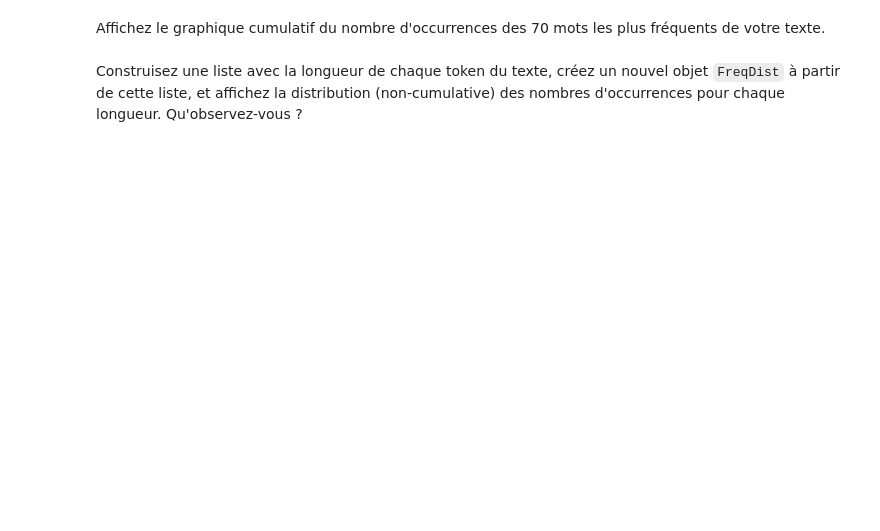
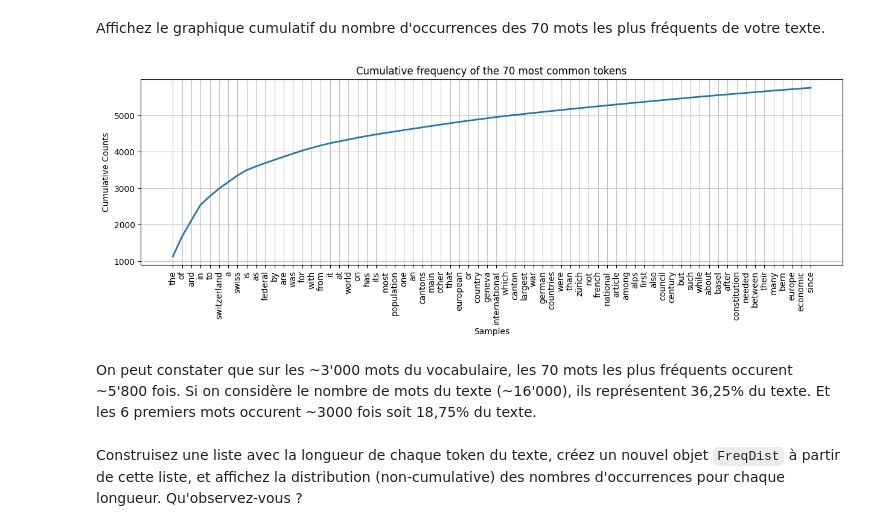
Before and after one commit to Nelson-Jnrnd/TAL_L1, a Jupyter notebook: TAL_Labo1c_student.ipynb, the cells around one changed output. Cells and saved outputs as stored; diff of their text form; code cells hidden in the pictures; blank space fills up the shorter version.

```diff
--- a/TAL_Labo1c_student.ipynb
+++ b/TAL_Labo1c_student.ipynb
@@ -73,0 +74,3 @@ Effectuer maintenant la tokenisation de cette page **sans** faire de segmentatio
+# %%
+word2 = nltk.tokenize.word_tokenize(raw2_trimmed, language='english', preserve_line=False)
+print("The number of words is", len(word2))
@@ -88,0 +155,9 @@ Construisez un objet `FreqDist` avec les mots de cette page, en convertissant en
+# %%
+processed_words = [w.lower() for w in word2 if w.isalpha()]
+
+fdist = nltk.FreqDist(processed_words)
+print(fdist)
+
+print("Number of unique words: ", len(fdist))
+
+fdist.most_common(30)
@@ -93,3 +189,11 @@ Affichez le graphique cumulatif du nombre d'occurrences des 70 mots les plus fr
+# %%
+# Please write your Python code in this cell and execute it.
+plt.figure(figsize=(15, 4))
+ax = fdist.plot(70, cumulative=True, title="Cumulative frequency of the 70 most common tokens")
+# %% [output]
+[figure, added]
+# %% [markdown]
+On peut constater que sur les ~3'000 mots du vocabulaire, les 70 mots les plus fréquents occurent ~5'800 fois. Si on considère le nombre de mots du texte (~16'000), ils représentent 36,25% du texte. Et les 6 premiers mots occurent ~3000 fois soit 18,75% du texte.
 # %% [markdown]
 Construisez une liste avec la longueur de chaque token du texte, créez un nouvel objet `FreqDist` à partir de cette liste, et affichez la distribution (non-cumulative) des nombres d'occurrences pour chaque longueur.  Qu'observez-vous ?
 # %%
```
Also changed, not shown: parts of 19 cells of this notebook, 1 other file.
